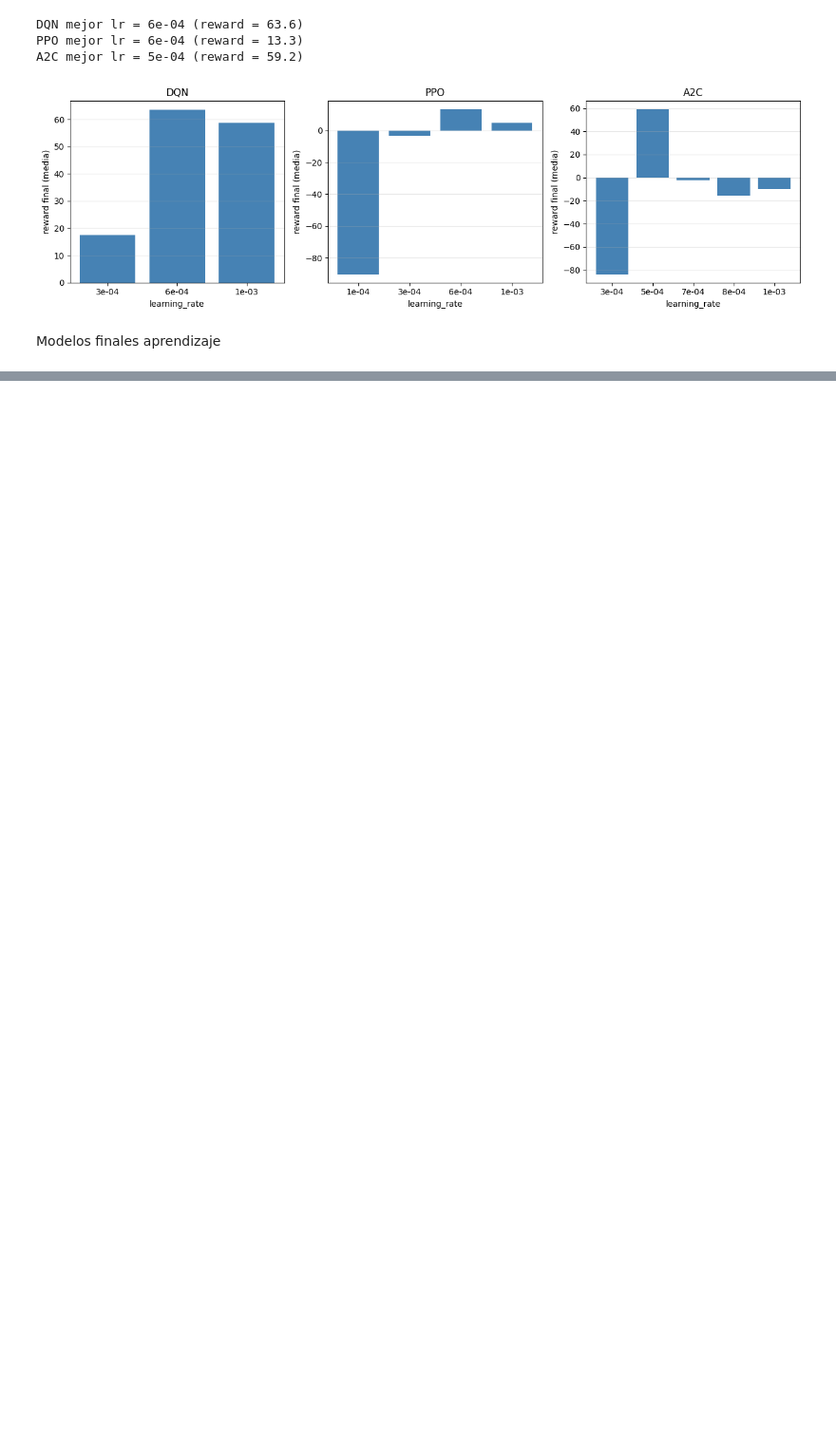
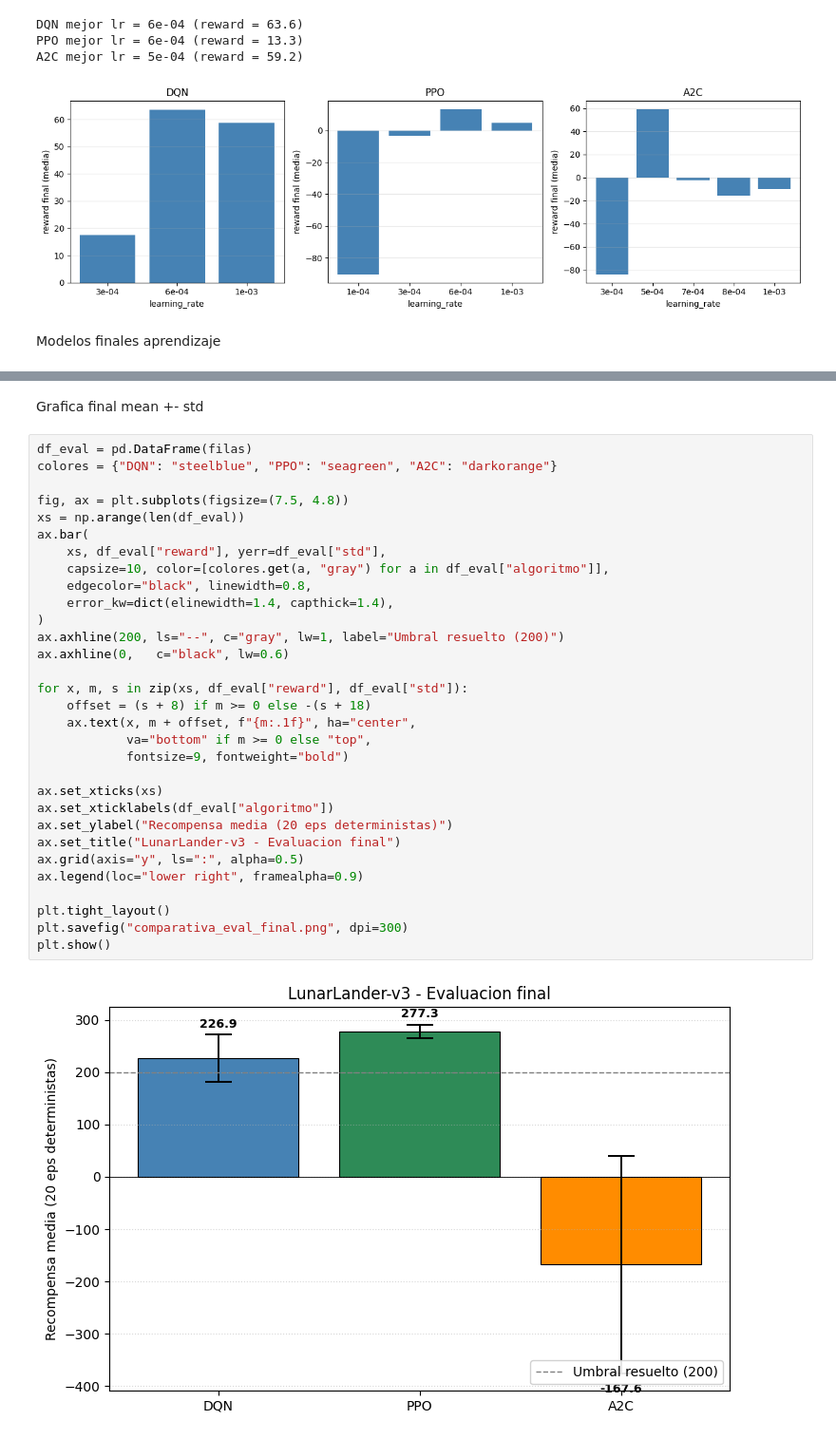
Before and after one commit to Jorge-A-V/RL-Practica2, a Jupyter notebook: apartado2/comparativa.ipynb, the cells around one changed output, grey strips where cells are left out. Shown at 95% size. Saved outputs shown, nothing was run; the diff lists cells and outputs as text; blank space fills up the shorter version.

Commit message:
gráficas evaluaciones

```diff
--- a/apartado2/comparativa.ipynb
+++ b/apartado2/comparativa.ipynb
@@ -109,0 +114,35 @@ algoritmo  reward   std
+# %% [markdown]
+Grafica final mean +- std
+# %%
+df_eval = pd.DataFrame(filas)
+colores = {"DQN": "steelblue", "PPO": "seagreen", "A2C": "darkorange"}
+
+fig, ax = plt.subplots(figsize=(7.5, 4.8))
+xs = np.arange(len(df_eval))
+ax.bar(
+    xs, df_eval["reward"], yerr=df_eval["std"],
+    capsize=10, color=[colores.get(a, "gray") for a in df_eval["algoritmo"]],
+    edgecolor="black", linewidth=0.8,
+    error_kw=dict(elinewidth=1.4, capthick=1.4),
+)
+ax.axhline(200, ls="--", c="gray", lw=1, label="Umbral resuelto (200)")
+ax.axhline(0,   c="black", lw=0.6)
+
+for x, m, s in zip(xs, df_eval["reward"], df_eval["std"]):
+    offset = (s + 8) if m >= 0 else -(s + 18)
+    ax.text(x, m + offset, f"{m:.1f}", ha="center",
+            va="bottom" if m >= 0 else "top",
+            fontsize=9, fontweight="bold")
+
+ax.set_xticks(xs)
+ax.set_xticklabels(df_eval["algoritmo"])
+ax.set_ylabel("Recompensa media (20 eps deterministas)")
+ax.set_title("LunarLander-v3 - Evaluacion final")
+ax.grid(axis="y", ls=":", alpha=0.5)
+ax.legend(loc="lower right", framealpha=0.9)
+
+plt.tight_layout()
+plt.savefig("comparativa_eval_final.png", dpi=300)
+plt.show()
+# %% [output]
+[figure, added]
```
Also changed, not shown: parts of 3 cells of this notebook, 6 other files.
